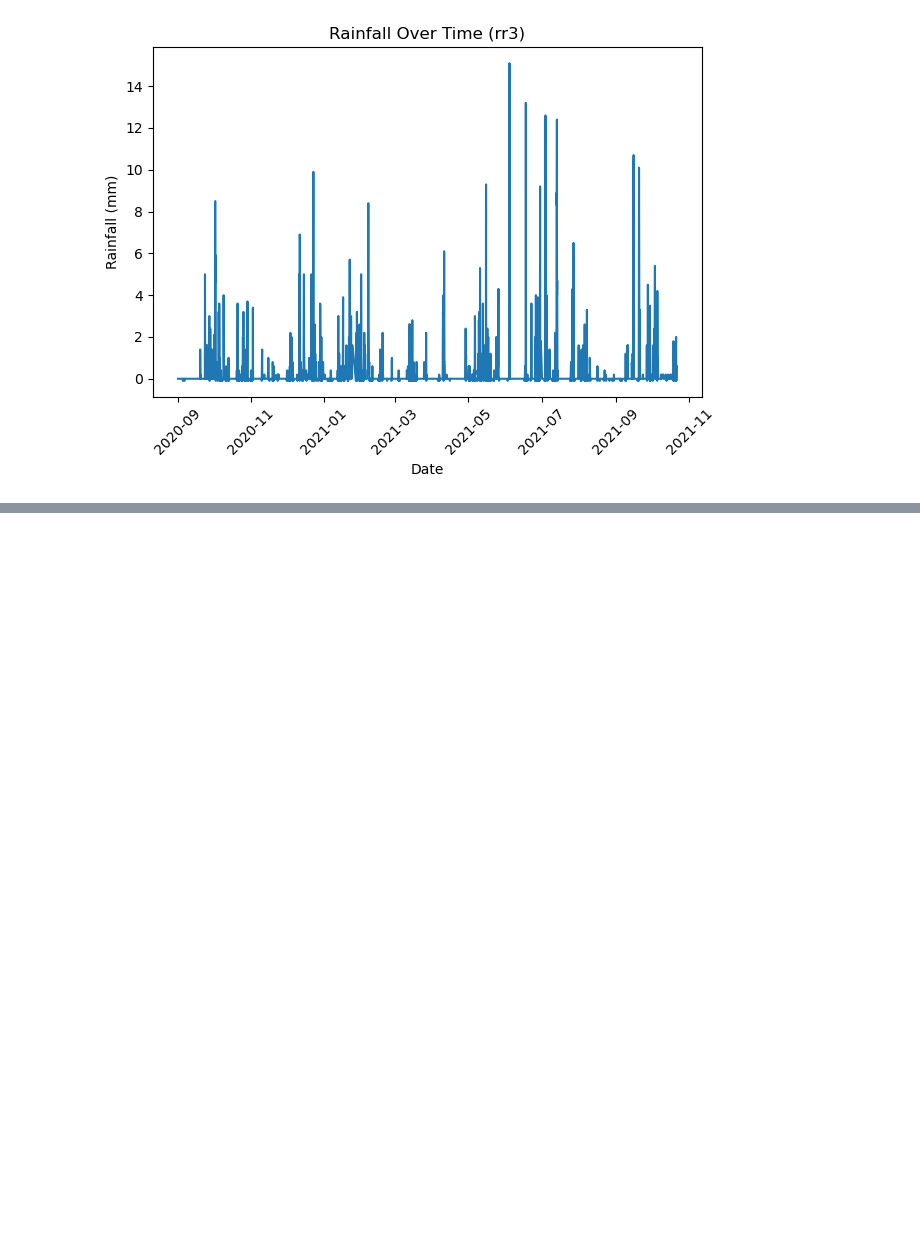
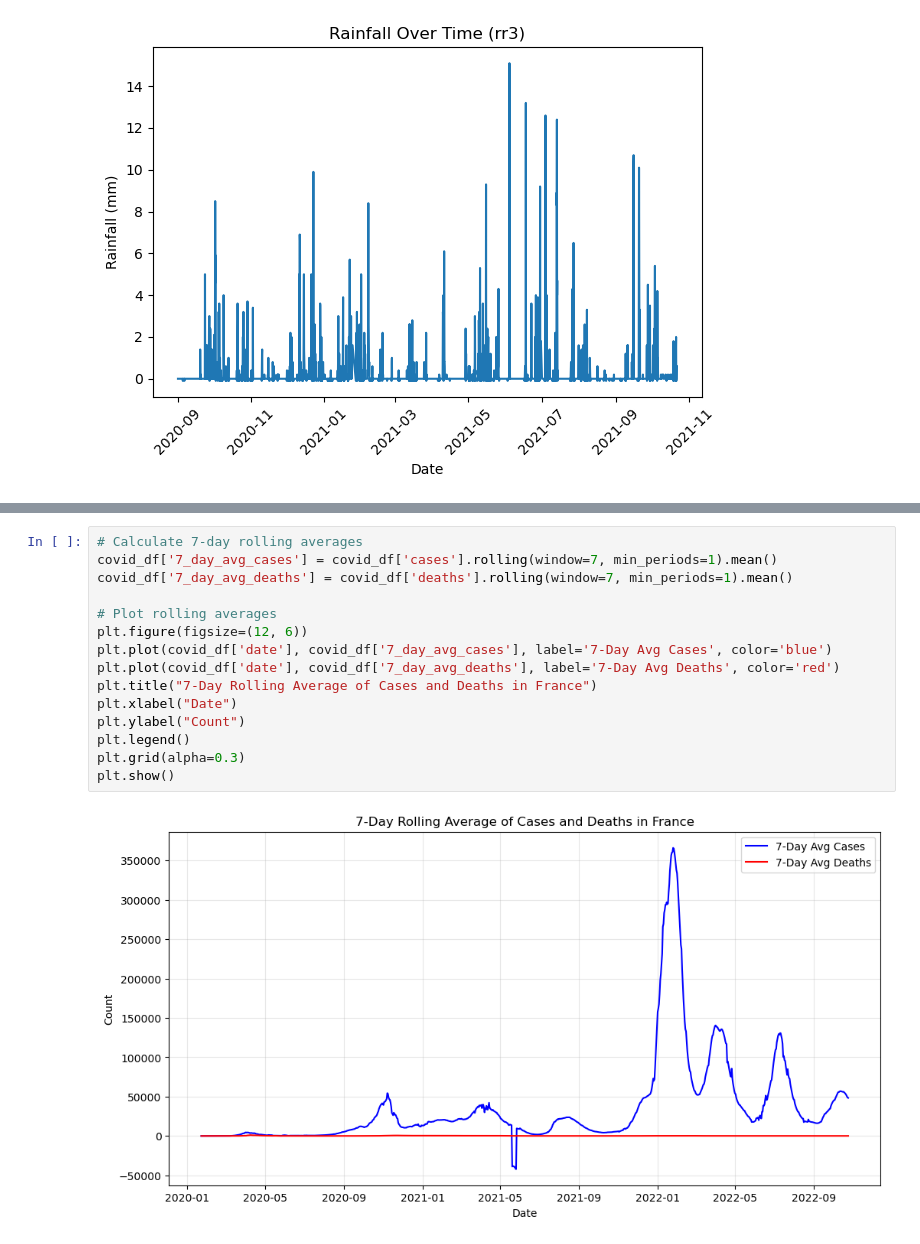
Before and after one commit to magdalenajankowska/tools_for_ds, a Jupyter notebook: EDA.ipynb, the cells around one changed output, grey strips where cells are left out. Cells and saved outputs as stored; diff of their text form; blank space fills up the shorter version.

```diff
--- a/EDA.ipynb
+++ b/EDA.ipynb
@@ -302,0 +386,17 @@ plt.show()
+# %%
+# Calculate 7-day rolling averages
+covid_df['7_day_avg_cases'] = covid_df['cases'].rolling(window=7, min_periods=1).mean()
+covid_df['7_day_avg_deaths'] = covid_df['deaths'].rolling(window=7, min_periods=1).mean()
+
+# Plot rolling averages
+plt.figure(figsize=(12, 6))
+plt.plot(covid_df['date'], covid_df['7_day_avg_cases'], label='7-Day Avg Cases', color='blue')
+plt.plot(covid_df['date'], covid_df['7_day_avg_deaths'], label='7-Day Avg Deaths', color='red')
+plt.title("7-Day Rolling Average of Cases and Deaths in France")
+plt.xlabel("Date")
+plt.ylabel("Count")
+plt.legend()
+plt.grid(alpha=0.3)
+plt.show()
+# %% [output]
+[figure, added]
```
Also changed, not shown: parts of 24 cells of this notebook.
